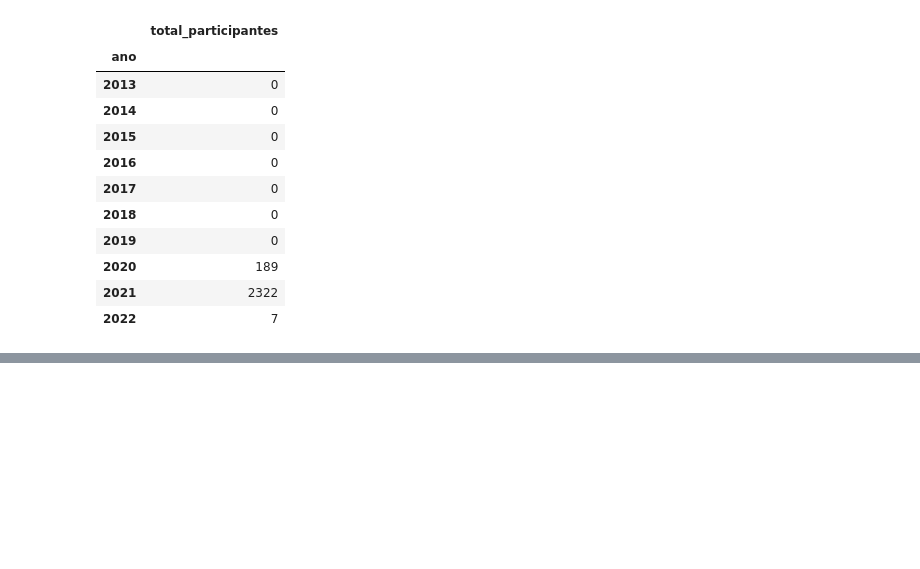
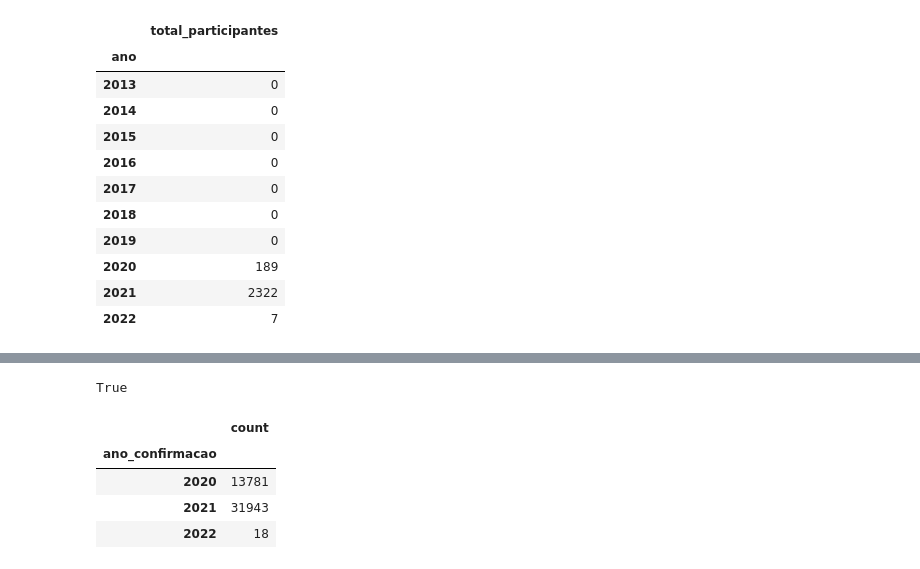
Before and after one commit to h-pgy/analise_usuarios_participe-, a Jupyter notebook: analise.ipynb, the cells around one changed output, grey strips where cells are left out. Saved outputs shown, nothing was run; the diff lists cells and outputs as text; code cells hidden in the pictures; blank space fills up the shorter version.

Commit message:
calculo usuarios confirmados

```diff
--- a/analise.ipynb
+++ b/analise.ipynb
@@ -394,0 +417,21 @@ total_ano.to_excel(os.path.join('generated_data', 'total_ano.xlsx'), index=False
+# %%
+confirmados = users[users['document_number'].notnull()].copy().reset_index(drop=True)
+confirmados = confirmados[confirmados['sign_in_count']>0].copy().reset_index(drop=True)
+# %%
+confirmados['confirmed_at'].notnull().all()
+# %% [output]
+True
+# %%
+confirmados['ano_confirmacao'] = confirmados['confirmed_at'].apply(lambda x: x.year)
+# %%
+confirmados['count'] = 1
+# %%
+confirmados_por_ano = confirmados.groupby('ano_confirmacao')[['count']].sum()
+# %%
+confirmados_por_ano
+# %% [output]
+|  | count |
+| ano_confirmacao |  |
+| 2020 | 13781 |
+| 2021 | 31943 |
+| 2022 | 18 |
```
Also changed, not shown: parts of 4 cells of this notebook.
